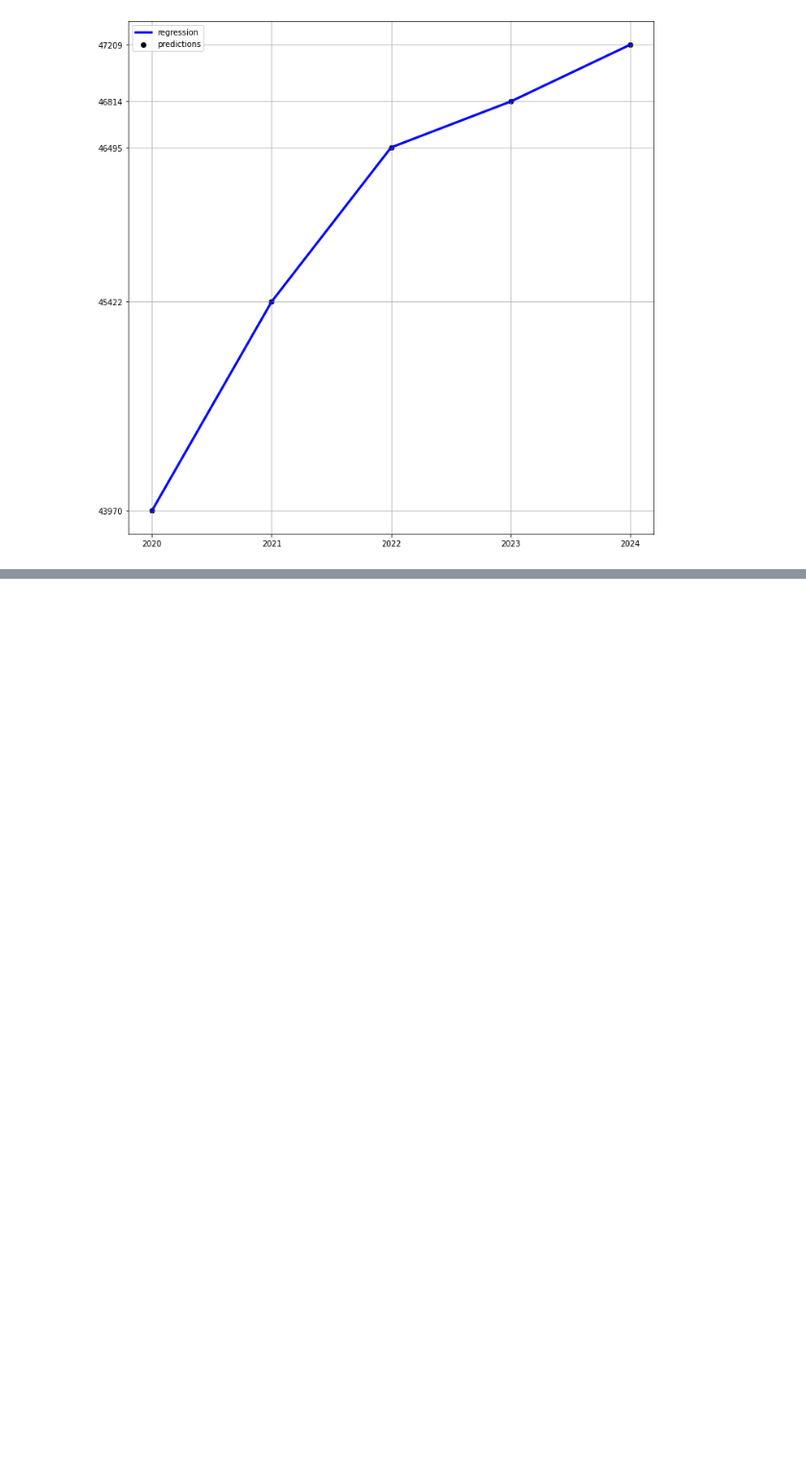
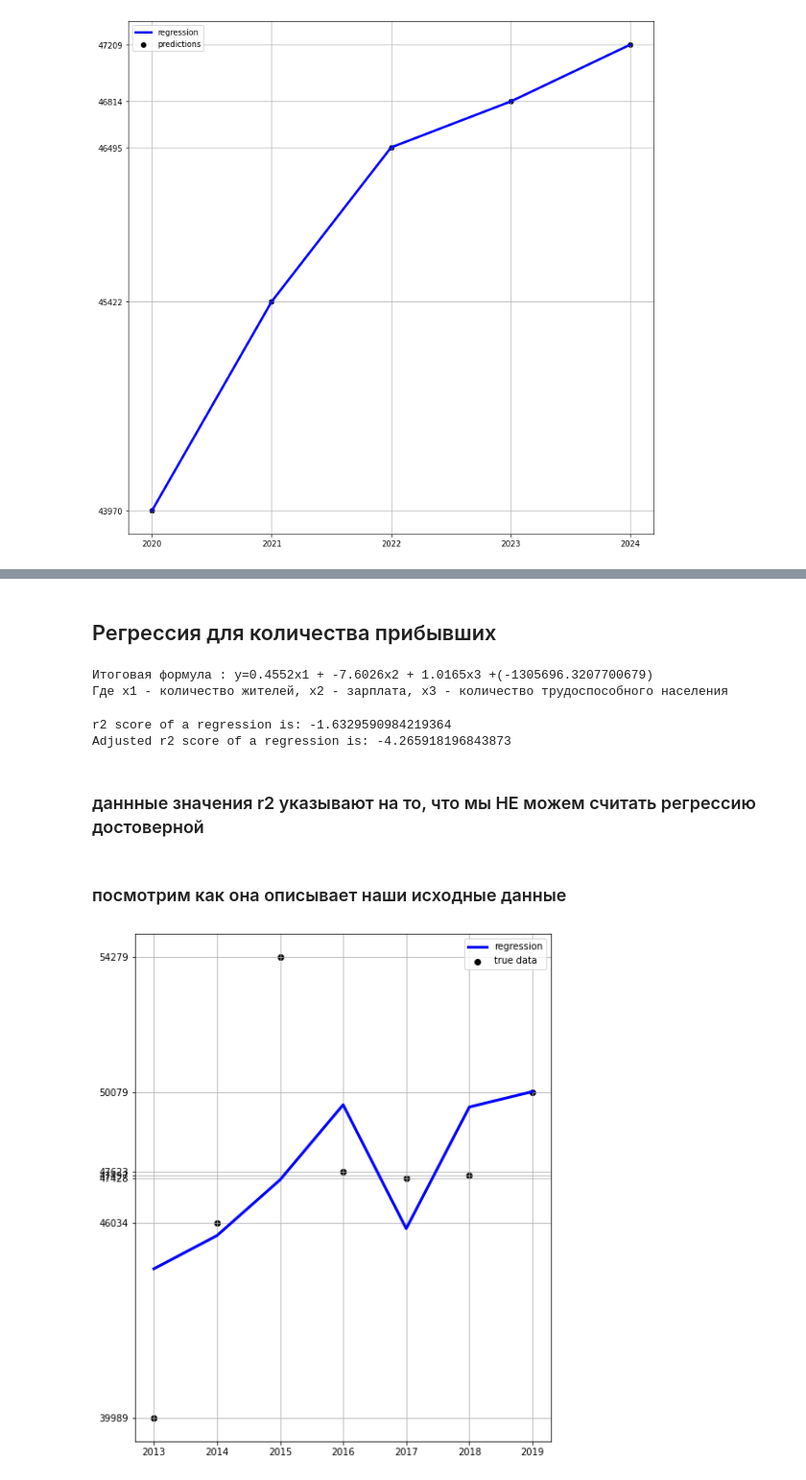
Before and after one commit to timvoytko/IB_BSU_SCIENCE_WORK, a Jupyter notebook: CitizensAnalysis.ipynb, the cells around one changed output, grey strips where cells are left out. Shown at 96% size. Drawn from its saved outputs; the diff is of its cells as text; code cells hidden in the pictures; blank space fills up the shorter version.

```diff
--- a/CitizensAnalysis.ipynb
+++ b/CitizensAnalysis.ipynb
@@ -387,0 +445,2 @@ results2.to_csv("MinskOutCitizensPredictionPassive.csv")
+# %%
+X = minsk_district_df.drop(['in','out'],axis=1)
@@ -387,0 +451,36 @@ results2.to_csv("MinskOutCitizensPredictionPassive.csv")
+# %% [markdown]
+## Регрессия для количества прибывших
+# %%
+y = minsk_district_df['in']
+lin_reg = LinearRegression().fit(X,y)
+print(f"Итоговая формула : y={round(lin_reg.coef_[0],4)}x1 + {round(lin_reg.coef_[1],4)}x2 + {round(lin_reg.coef_[2],4)}x3 +({lin_reg.intercept_})")
+print("Где x1 - количество жителей, x2 - зарплата, x3 - количество трудоспособного населения")
+# %% [output]
+Итоговая формула : y=0.4552x1 + -7.6026x2 + 1.0165x3 +(-1305696.3207700679)
+Где x1 - количество жителей, x2 - зарплата, x3 - количество трудоспособного населения
+# %%
+preds_for_old = lin_reg.predict(X).astype("int64")
+r2 = r2_score(preds_for_old,y.to_numpy())
+adj_r2 = 1 - (1-r2) * (len(y)-1)/(len(y)-X.shape[1]-1)
+
+print(f"r2 score of a regression is: {r2}")
+print(f"Adjusted r2 score of a regression is: {adj_r2}")
+# %% [output]
+r2 score of a regression is: -1.6329590984219364
+Adjusted r2 score of a regression is: -4.265918196843873
+# %% [markdown]
+### даннные значения r2 указывают на то, что мы НЕ можем считать регрессию достоверной
+# %% [markdown]
+### посмотрим как она описывает наши исходные данные
+# %%
+plt.figure(figsize=(8,10))
+plt.scatter(X.index.to_list(), y.to_numpy(), color="black",label='true data')
+plt.plot(X.index.to_list(), preds_for_old, color="blue", linewidth=3,label='regression')
+plt.legend()
+plt.xticks(X.index.to_list())
+plt.yticks(y)
+plt.grid()
+
+plt.show()
+# %% [output]
+[figure, added]
```
Also changed, not shown: parts of 47 cells of this notebook, 4 other files.
